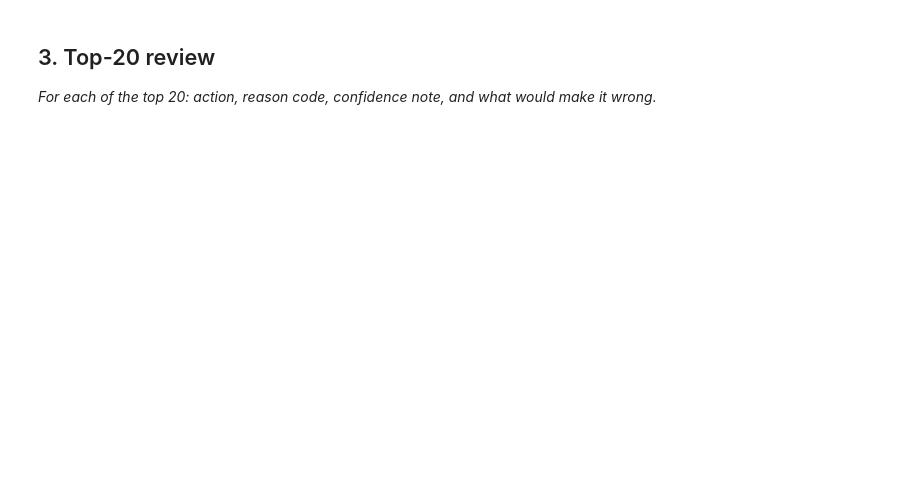
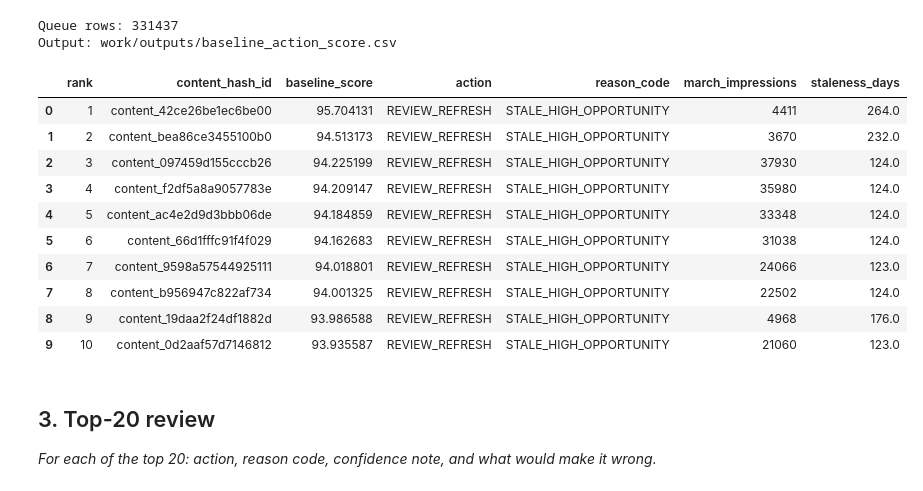
Before and after one commit to Marwan77770/Marwan_FlyRank, a Jupyter notebook: work/notebooks/w04_baseline_score.ipynb, the cells around one changed output. Cells and saved outputs as stored; diff of their text form; code cells hidden in the pictures; blank space fills up the shorter version.

```diff
--- a/work/notebooks/w04_baseline_score.ipynb
+++ b/work/notebooks/w04_baseline_score.ipynb
@@ -23,3 +215,80 @@ This skeleton is yours to fill. Work the sections **in order** — each one has
+# %%
+import numpy as np
+import os
+
+queue_df = signal_df.copy()
+
+queue_df["opportunity_score"] = (
+    queue_df["march_impressions"].rank(method="average", pct=True) * 100
+)
+
+queue_df["staleness_score"] = np.nan
+
+valid_stale = queue_df["staleness_days"].notna()
+
+queue_df.loc[valid_stale, "staleness_score"] = (
+    queue_df.loc[valid_stale, "staleness_days"]
+    .rank(method="average", pct=True) * 100
+)
+
+queue_df["staleness_score"] = queue_df["staleness_score"].fillna(0)
+
+queue_df["baseline_score"] = (
+    0.70 * queue_df["opportunity_score"]
+    + 0.30 * queue_df["staleness_score"]
+)
+
+queue_df["action"] = np.where(
+    queue_df["baseline_score"] >= 70,
+    "REVIEW_REFRESH",
+    "MONITOR"
+)
+
+queue_df["reason_code"] = "STALE_HIGH_OPPORTUNITY"
+
+queue_df = queue_df.sort_values(
+    "baseline_score",
+    ascending=False
+).reset_index(drop=True)
+
+queue_df["rank"] = queue_df.index + 1
+
+baseline_queue = queue_df[
+    [
+        "rank",
+        "content_hash_id",
+        "baseline_score",
+        "action",
+        "reason_code",
+        "march_impressions",
+        "staleness_days"
+    ]
+].copy()
+
+os.makedirs("work/outputs", exist_ok=True)
+
+output_path = "work/outputs/baseline_action_score.csv"
+
+baseline_queue.to_csv(output_path, index=False)
+
+print("Queue rows:", len(baseline_queue))
+print("Output:", output_path)
+
+display(baseline_queue.head(10))
+# %% [output]
+Queue rows: 331437
+Output: work/outputs/baseline_action_score.csv
+|  | rank | content_hash_id | baseline_score | action | reason_code | march_impressions | staleness_days |
+| 0 | 1 | content_42ce26be1ec6be00 | 95.704131 | REVIEW_REFRESH | STALE_HIGH_OPPORTUNITY | 4411 | 264.0 |
+| 1 | 2 | content_bea86ce3455100b0 | 94.513173 | REVIEW_REFRESH | STALE_HIGH_OPPORTUNITY | 3670 | 232.0 |
+| 2 | 3 | content_097459d155cccb26 | 94.225199 | REVIEW_REFRESH | STALE_HIGH_OPPORTUNITY | 37930 | 124.0 |
+| 3 | 4 | content_f2df5a8a9057783e | 94.209147 | REVIEW_REFRESH | STALE_HIGH_OPPORTUNITY | 35980 | 124.0 |
+| 4 | 5 | content_ac4e2d9d3bbb06de | 94.184859 | REVIEW_REFRESH | STALE_HIGH_OPPORTUNITY | 33348 | 124.0 |
+| 5 | 6 | content_66d1fffc91f4f029 | 94.162683 | REVIEW_REFRESH | STALE_HIGH_OPPORTUNITY | 31038 | 124.0 |
+| 6 | 7 | content_9598a57544925111 | 94.018801 | REVIEW_REFRESH | STALE_HIGH_OPPORTUNITY | 24066 | 123.0 |
+| 7 | 8 | content_b956947c822af734 | 94.001325 | REVIEW_REFRESH | STALE_HIGH_OPPORTUNITY | 22502 | 124.0 |
+| 8 | 9 | content_19daa2f24df1882d | 93.986588 | REVIEW_REFRESH | STALE_HIGH_OPPORTUNITY | 4968 | 176.0 |
+| 9 | 10 | content_0d2aaf57d7146812 | 93.935587 | REVIEW_REFRESH | STALE_HIGH_OPPORTUNITY | 21060 | 123.0 |
 # %% [markdown]
 ## 3. Top-20 review
 
```
Also changed, not shown: parts of 22 cells of this notebook.
